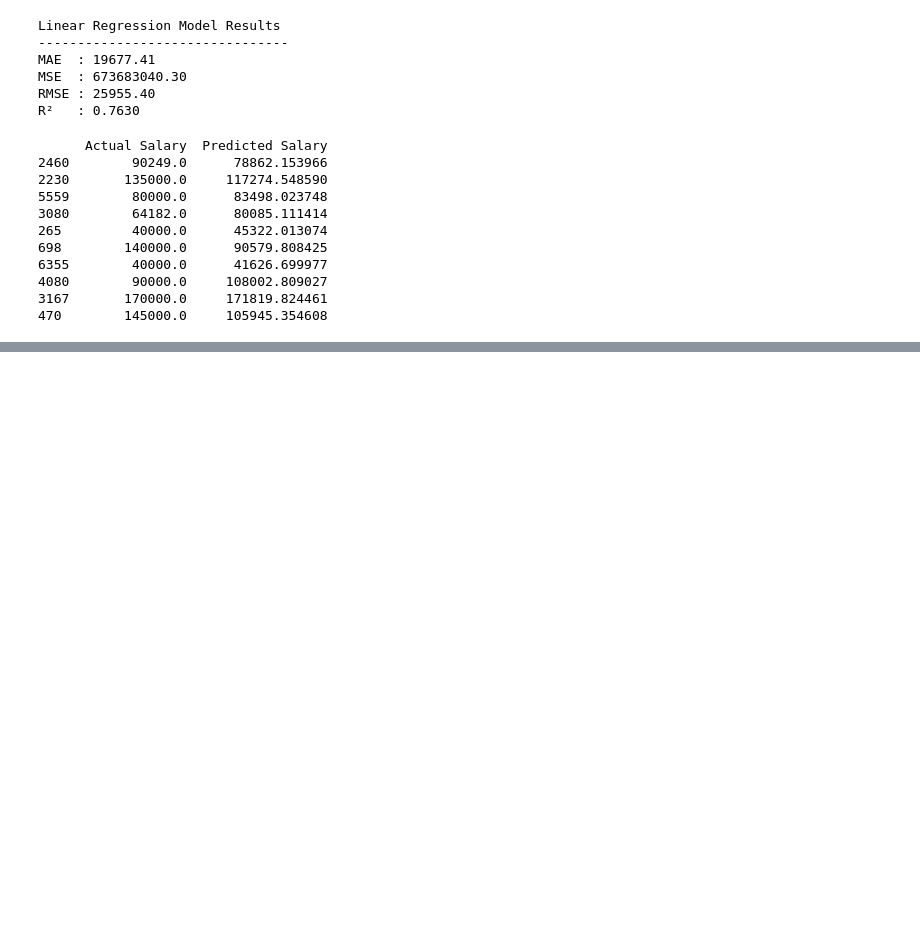
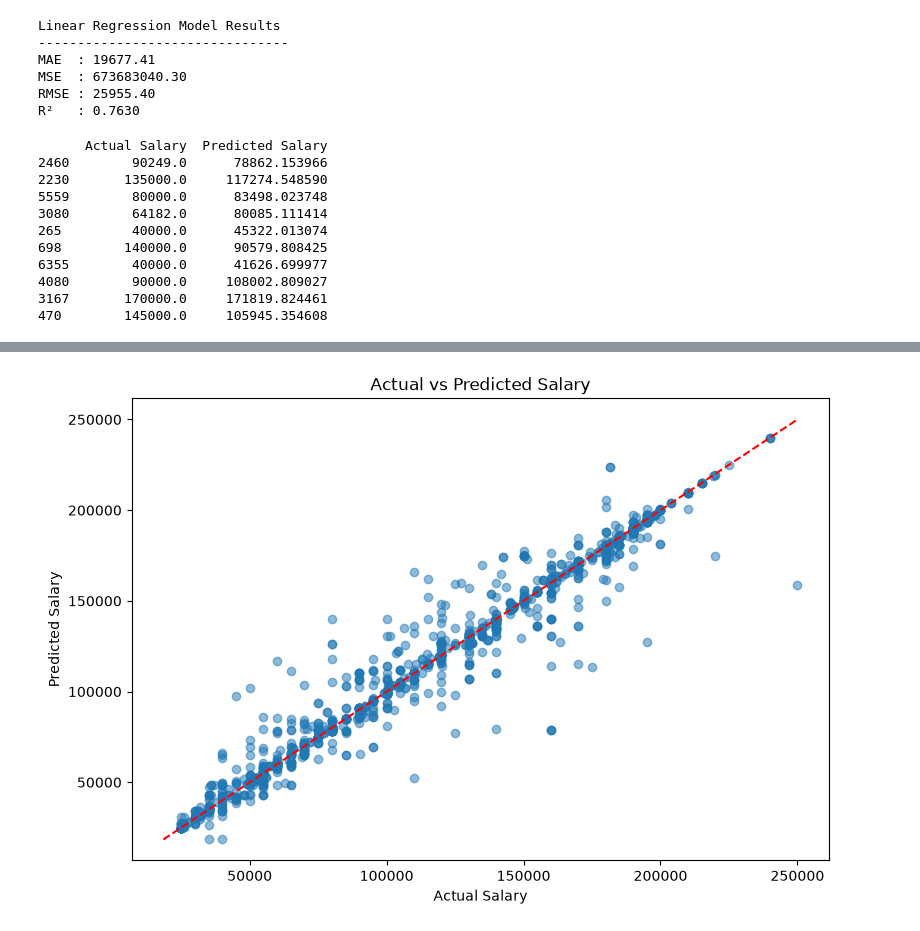
Before and after one commit to mustafagurbuz06/03.11.2026-class, a Jupyter notebook: main.ipynb, the cells around one changed output, grey strips where cells are left out. Drawn from its saved outputs; the diff is of its cells as text; code cells hidden in the pictures; blank space fills up the shorter version.

```diff
--- a/main.ipynb
+++ b/main.ipynb
@@ -928,0 +972,2 @@ print(comparison.head(10))
+# %%
+y_pred = random_forest_model.predict(X_test_scaled)
@@ -928,0 +1012,21 @@ print(comparison.head(10))
+# %%
+plt.figure(figsize=(9, 6))
+
+plt.scatter(y_test, y_pred, alpha=0.5)
+
+min_value = min(y_test.min(), y_pred.min())
+max_value = max(y_test.max(), y_pred.max())
+
+plt.plot(
+    [min_value, max_value],
+    [min_value, max_value],
+    linestyle="--",
+    color="red"
+)
+
+plt.xlabel("Actual Salary")
+plt.ylabel("Predicted Salary")
+plt.title("Actual vs Predicted Salary")
+plt.show()
+# %% [output]
+[figure, added]
```
Also changed, not shown: parts of 9 cells of this notebook.
